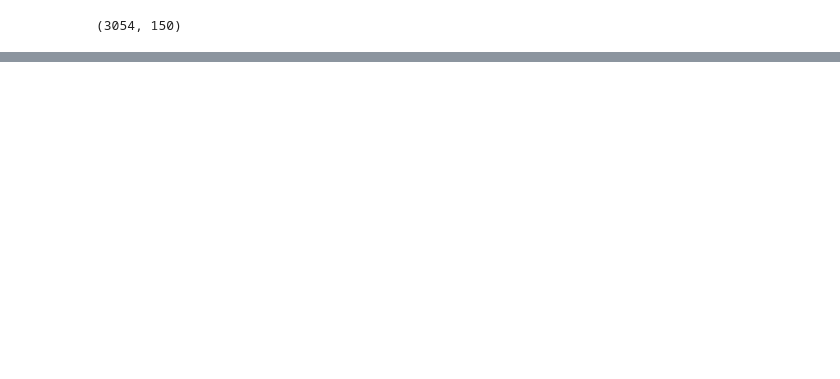
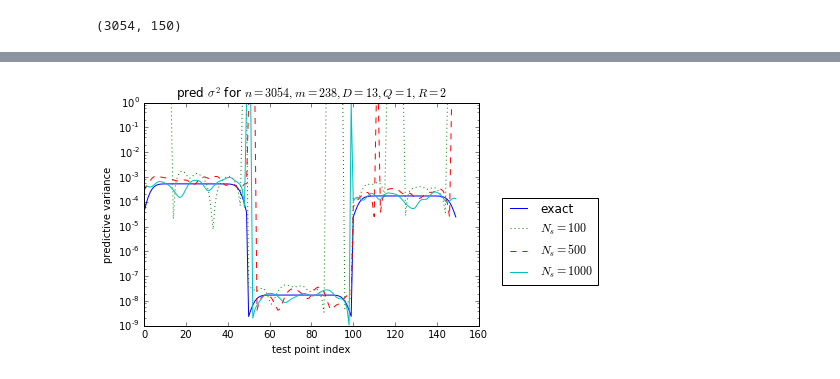
Before and after one commit to vlad17/runlmc, a Jupyter notebook: benchmarks/fx2007.ipynb, the cells around one changed output, grey strips where cells are left out. Saved outputs shown, nothing was run; the diff lists cells and outputs as text; code cells hidden in the pictures; blank space fills up the shorter version.

```diff
--- a/benchmarks/fx2007.ipynb
+++ b/benchmarks/fx2007.ipynb
@@ -117,0 +145,17 @@ sum(map(len, xss)), sum(map(len, test_xss))
+# %%
+# warning: last one takes ~10 min on a 4-core 2015 laptop
+samples = [100, 500, 1000]
+samp_results = []
+for s in samples:
+    lmc.prediction = 'sample'
+    lmc.variance_samples = s
+    if 'sampled_nu' in lmc._cache:
+        del lmc._cache['sampled_nu']
+    with contexttimer.Timer() as t:
+        pred_yss, pred_vss = lmc.predict(test_xss)
+    print('method {: <12} smse {:6.4f} nlpd {:13.4e} time {}'.format(
+            'sample {:5d}'.format(s),
+            smse(test_yss, pred_yss, yss),
+            nlpd(test_yss, pred_yss, pred_vss),
+            t.elapsed))
+    samp_results.append(np.hstack(pred_vss))
@@ -117,0 +183,12 @@ sum(map(len, xss)), sum(map(len, test_xss))
+# %%
+plt.semilogy(exact, label='exact')
+lss = [':', '--', '-']
+for ns, res, ls in zip(samples, samp_results, lss):
+    plt.semilogy(res, label=r'$N_s={}$'.format(ns), ls=ls)
+plt.title(r'pred $\sigma^2$ for ${}$'.format(paramstr))
+plt.xlabel('test point index')
+plt.ylabel('predictive variance')
+plt.legend(bbox_to_anchor=(1.05, 0.6), loc=2)
+plt.show()
+# %% [output]
+[figure, added]
```
Also changed, not shown: parts of 10 cells of this notebook, 5 other files.
